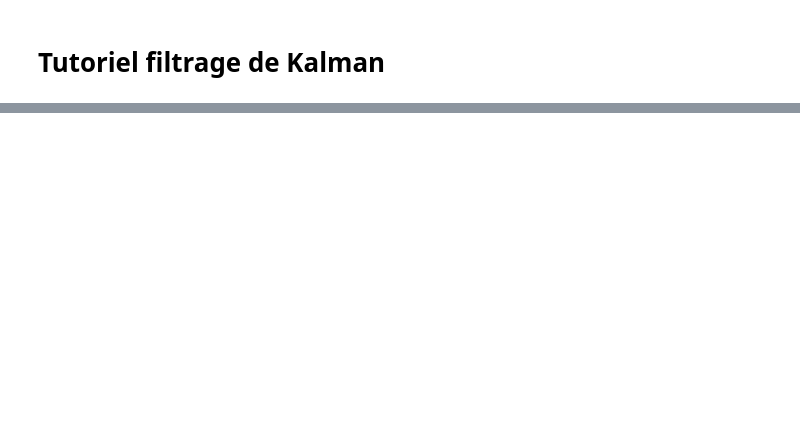
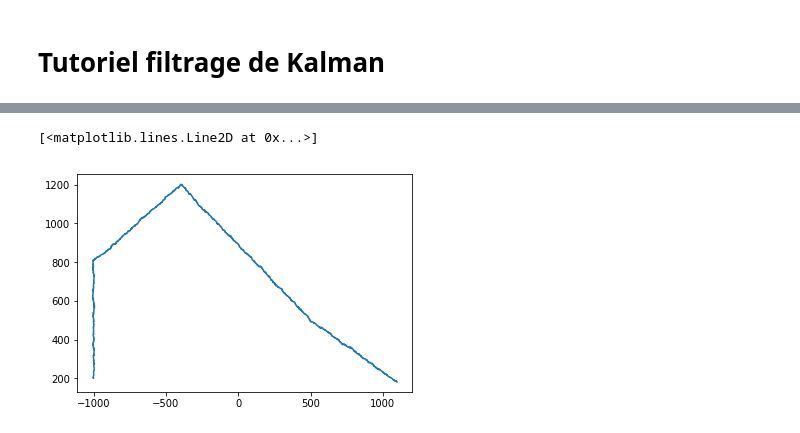
Before and after one commit to clemsciences/filtrage_kalman, a Jupyter notebook: tutoriel.ipynb, the cells around one changed output, grey strips where cells are left out. Saved outputs shown, nothing was run; the diff lists cells and outputs as text; code cells hidden in the pictures; blank space fills up the shorter version.

```diff
--- a/tutoriel.ipynb
+++ b/tutoriel.ipynb
@@ -16,2 +56,9 @@ x = np.arange(len(real_path_point))
+# %%
+x = np.array([point.x for point in l_pos_filtre])
+y = np.array([point.y for point in l_pos_filtre])
+plt.plot(x, y)
+# %% [output]
+[<matplotlib.lines.Line2D at 0x...>]
+[figure, added]
 # %%
 print("Ecarts entre le chemin réel et le chemin mesuré")
```
Also changed, not shown: parts of 8 cells of this notebook, 2 other files.
